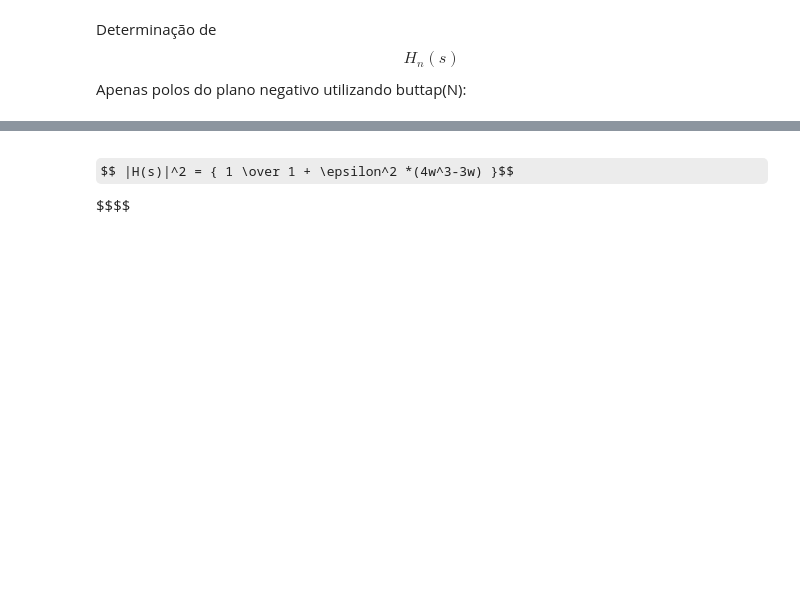
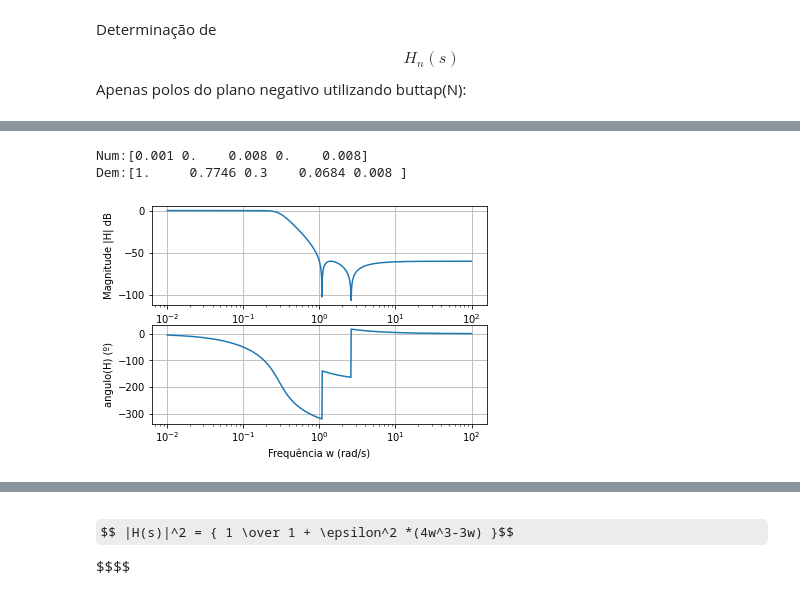
Before and after one commit to vic-torr/procsim, a Jupyter notebook: tp1/codigo/TP_1.ipynb, the cells around one changed output, grey strips where cells are left out. Drawn from its saved outputs; the diff is of its cells as text; code cells hidden in the pictures; some formulas as TeX source; blank space fills up the shorter version.

```diff
--- a/tp1/codigo/TP_1.ipynb
+++ b/tp1/codigo/TP_1.ipynb
@@ -203,0 +175,13 @@ Os coeficientes do denominador diferem em $ 0.000653 x^{3} + 0.000422 x $ que s
+# %%
+num, den = zpk2tf(zeros_cheb,poles_cheb,1)
+k = 1 / np.abs(tf(num,den)(0))
+num, den = zpk2tf(zeros_cheb,poles_cheb,k)
+pprint(f"Num:{np.round(num,4)}")
+pprint(f"Dem:{np.round(den,4)}")
+# %% [output]
+Num:[0.001 0.    0.008 0.    0.008]
+Dem:[1.     0.7746 0.3    0.0684 0.008 ]
+# %%
+bode_from_tf(num,den,-2,2)
+# %% [output]
+[figure, added]
```
Also changed, not shown: parts of 26 cells of this notebook, 1 other file.
